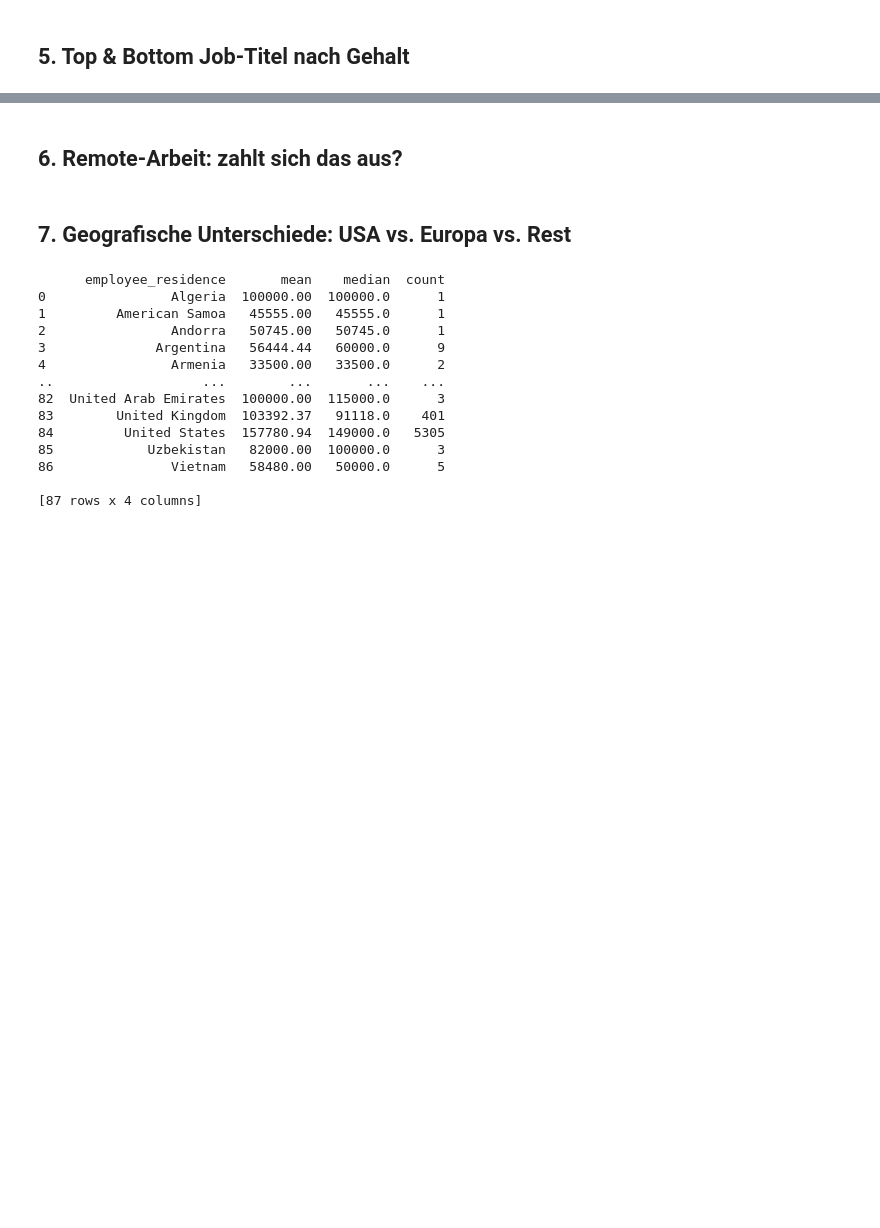
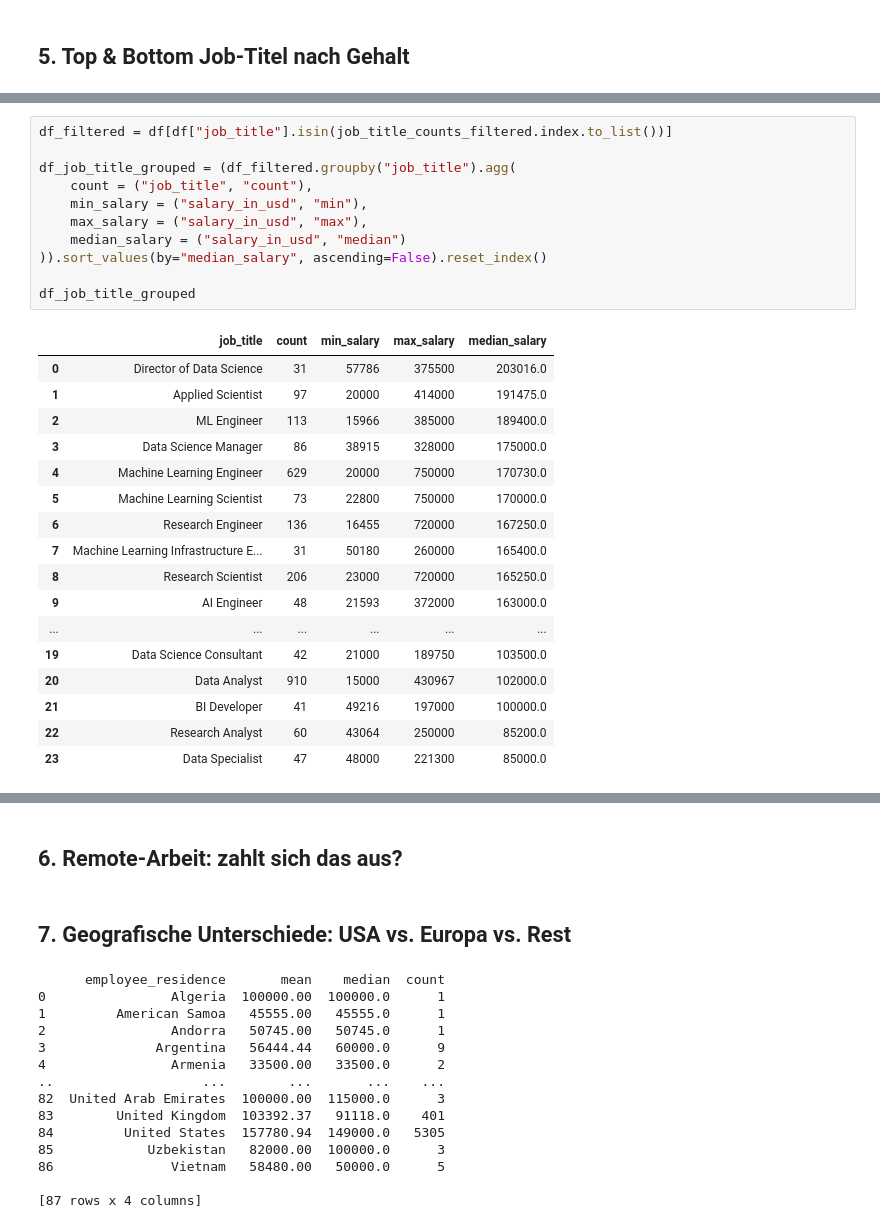
Before and after one commit to soribge/ds-salaries-eda, a Jupyter notebook: notebooks/analysis.ipynb, the cells around one changed output, grey strips where cells are left out. Saved outputs shown, nothing was run; the diff lists cells and outputs as text; blank space fills up the shorter version.

```diff
--- a/notebooks/analysis.ipynb
+++ b/notebooks/analysis.ipynb
@@ -214,0 +292,29 @@ plt.show()
+# %%
+df_filtered = df[df["job_title"].isin(job_title_counts_filtered.index.to_list())]
+
+df_job_title_grouped = (df_filtered.groupby("job_title").agg(
+    count = ("job_title", "count"),
+    min_salary = ("salary_in_usd", "min"),
+    max_salary = ("salary_in_usd", "max"),
+    median_salary = ("salary_in_usd", "median")
+)).sort_values(by="median_salary", ascending=False).reset_index()
+
+df_job_title_grouped
+# %% [output]
+|  | job_title | count | min_salary | max_salary | median_salary |
+| 0 | Director of Data Science | 31 | 57786 | 375500 | 203016.0 |
+| 1 | Applied Scientist | 97 | 20000 | 414000 | 191475.0 |
+| 2 | ML Engineer | 113 | 15966 | 385000 | 189400.0 |
+| 3 | Data Science Manager | 86 | 38915 | 328000 | 175000.0 |
+| 4 | Machine Learning Engineer | 629 | 20000 | 750000 | 170730.0 |
+| 5 | Machine Learning Scientist | 73 | 22800 | 750000 | 170000.0 |
+| 6 | Research Engineer | 136 | 16455 | 720000 | 167250.0 |
+| 7 | Machine Learning Infrastructure E... | 31 | 50180 | 260000 | 165400.0 |
+| 8 | Research Scientist | 206 | 23000 | 720000 | 165250.0 |
+| 9 | AI Engineer | 48 | 21593 | 372000 | 163000.0 |
+| ... | ... | ... | ... | ... | ... |
+| 19 | Data Science Consultant | 42 | 21000 | 189750 | 103500.0 |
+| 20 | Data Analyst | 910 | 15000 | 430967 | 102000.0 |
+| 21 | BI Developer | 41 | 49216 | 197000 | 100000.0 |
+| 22 | Research Analyst | 60 | 43064 | 250000 | 85200.0 |
+| 23 | Data Specialist | 47 | 48000 | 221300 | 85000.0 |
```
Also changed, not shown: parts of 6 cells of this notebook, 1 other file.
